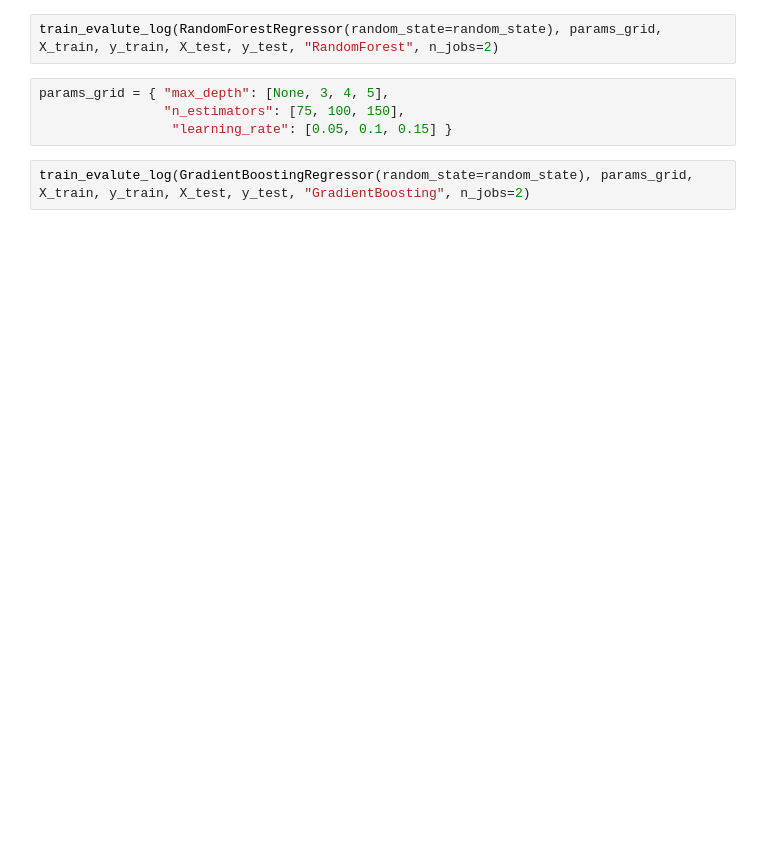
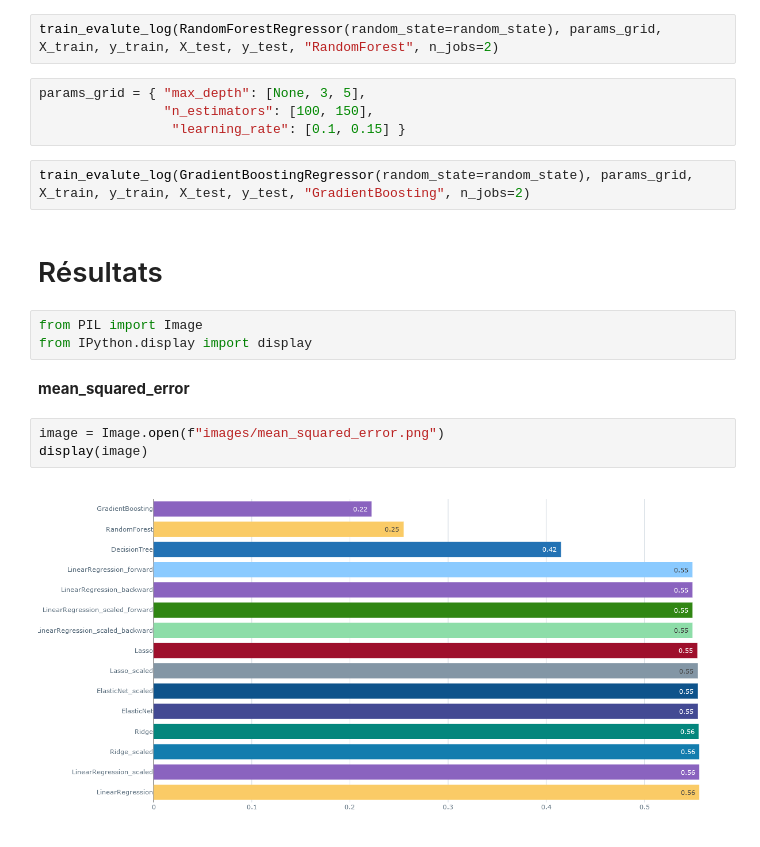
Before and after one commit to BrightMehou/mlops-immobilier, a Jupyter notebook: notebooks/experimentations.ipynb, the cells around one changed output. Saved outputs shown, nothing was run; the diff lists cells and outputs as text; blank space fills up the shorter version.

```diff
--- a/notebooks/experimentations.ipynb
+++ b/notebooks/experimentations.ipynb
@@ -163,8 +215,20 @@ params_grid = { "max_depth": [None, 3, 4, 5],
 # %%
 train_evalute_log(RandomForestRegressor(random_state=random_state), params_grid, X_train, y_train, X_test, y_test, "RandomForest", n_jobs=2)
 # %%
-params_grid = { "max_depth": [None, 3, 4, 5],
-                "n_estimators": [75, 100, 150],
-                 "learning_rate": [0.05, 0.1, 0.15] }
+params_grid = { "max_depth": [None, 3, 5],
+                "n_estimators": [100, 150],
+                 "learning_rate": [0.1, 0.15] }
 # %%
 train_evalute_log(GradientBoostingRegressor(random_state=random_state), params_grid, X_train, y_train, X_test, y_test, "GradientBoosting", n_jobs=2)
+# %% [markdown]
+# Résultats
+# %%
+from PIL import Image
+from IPython.display import display
+# %% [markdown]
+**mean_squared_error**
+# %%
+image = Image.open(f"images/mean_squared_error.png")
+display(image)
+# %% [output]
+[figure, added]
```
Also changed, not shown: parts of 21 cells of this notebook, 9 other files.
